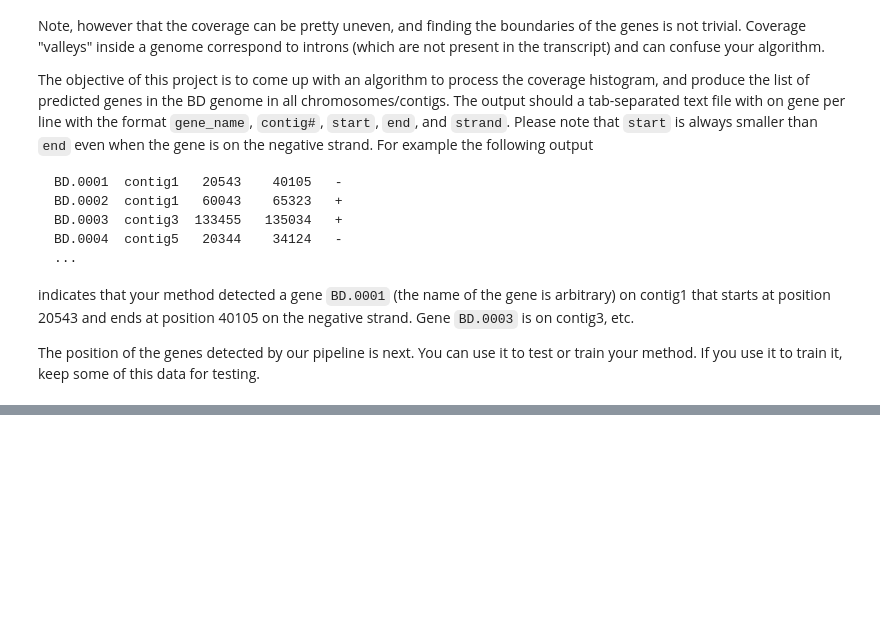
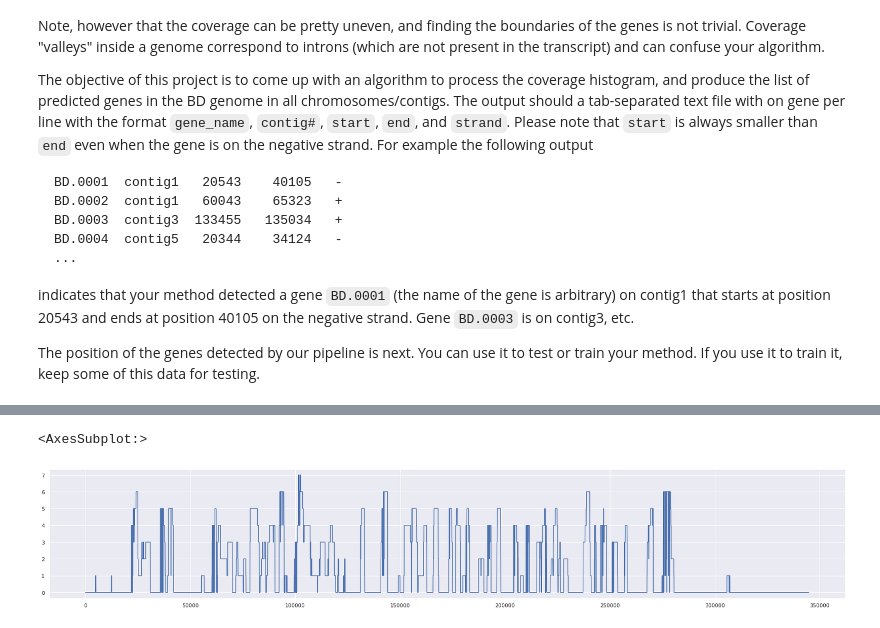
Before and after one commit to charzho/gene_finding, a Jupyter notebook: 6.genes.ipynb, the cells around one changed output, grey strips where cells are left out. Cells and saved outputs as stored; diff of their text form; code cells hidden in the pictures; blank space fills up the shorter version.

```diff
--- a/6.genes.ipynb
+++ b/6.genes.ipynb
@@ -155,0 +306,5 @@ The position of the genes detected by our pipeline is next. You can use it to te
+# %%
+dfp['log'].plot(figsize=(30,5))
+# %% [output]
+<AxesSubplot:>
+[figure, added]
```
Also changed, not shown: parts of 30 cells of this notebook.
